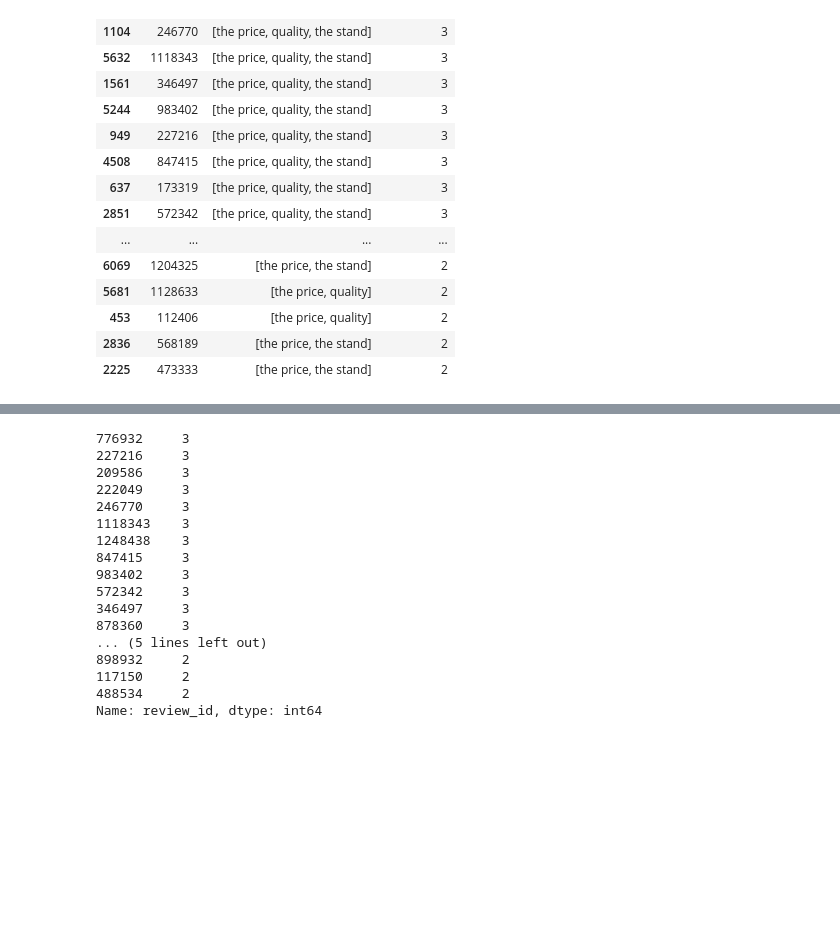
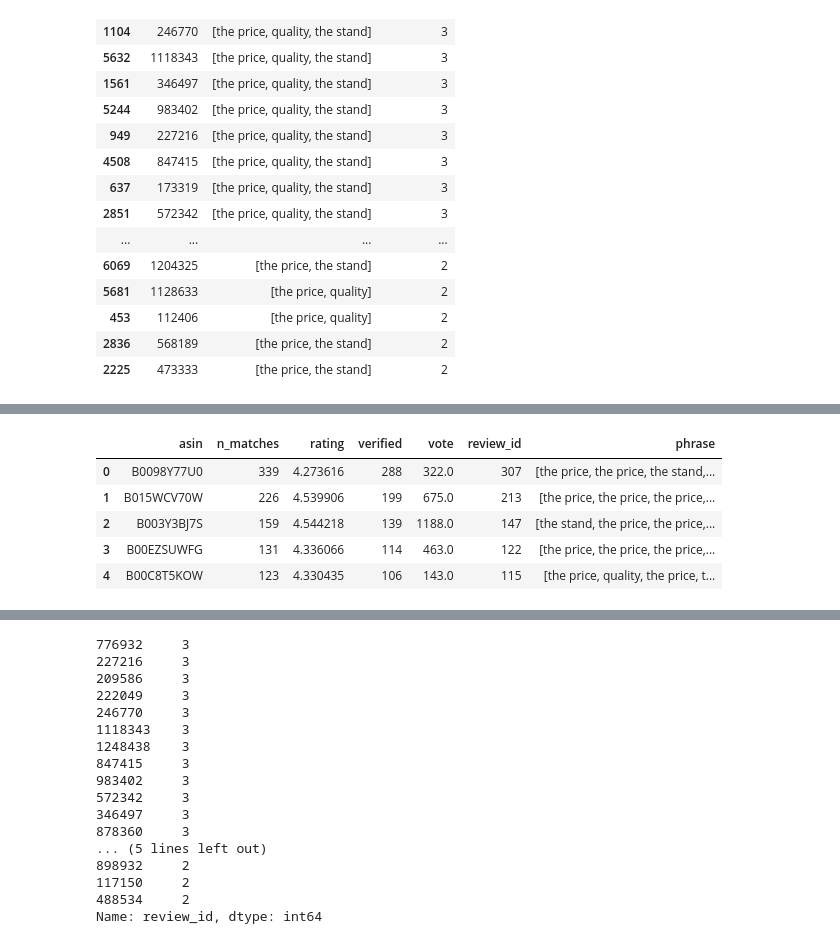
Before and after one commit to avelllabs/Gabby, a Jupyter notebook: notebooks/13_gb_gabby_api_development.ipynb, the cells around one changed output, grey strips where cells are left out. Drawn from its saved outputs; the diff is of its cells as text; code cells hidden in the pictures; blank space fills up the shorter version.

Commit message:
products api now working

```diff
--- a/notebooks/13_gb_gabby_api_development.ipynb
+++ b/notebooks/13_gb_gabby_api_development.ipynb
@@ -327,0 +375,18 @@ matched_reviews
+# %%
+product_ranking = matched_reviews.groupby(['asin']).agg({
+    'n_matches': 'sum',
+    'rating': 'mean',
+    'verified': 'sum',
+    'vote': 'sum',
+    'review_id': 'count',
+    'phrase': 'sum'
+}).sort_values(['n_matches', 'verified', 'rating', 'review_id', 'vote'], ascending=False).reset_index()
+# %%
+product_ranking.head()
+# %% [output]
+|  | asin | n_matches | rating | verified | vote | review_id | phrase |
+| 0 | B0098Y77U0 | 339 | 4.273616 | 288 | 322.0 | 307 | [the price, the price, the stand,... |
+| 1 | B015WCV70W | 226 | 4.539906 | 199 | 675.0 | 213 | [the price, the price, the price,... |
+| 2 | B003Y3BJ7S | 159 | 4.544218 | 139 | 1188.0 | 147 | [the stand, the price, the price,... |
+| 3 | B00EZSUWFG | 131 | 4.336066 | 114 | 463.0 | 122 | [the price, the price, the price,... |
+| 4 | B00C8T5KOW | 123 | 4.330435 | 106 | 143.0 | 115 | [the price, quality, the price, t... |
```
Also changed, not shown: parts of 13 cells of this notebook, 2 other files.
